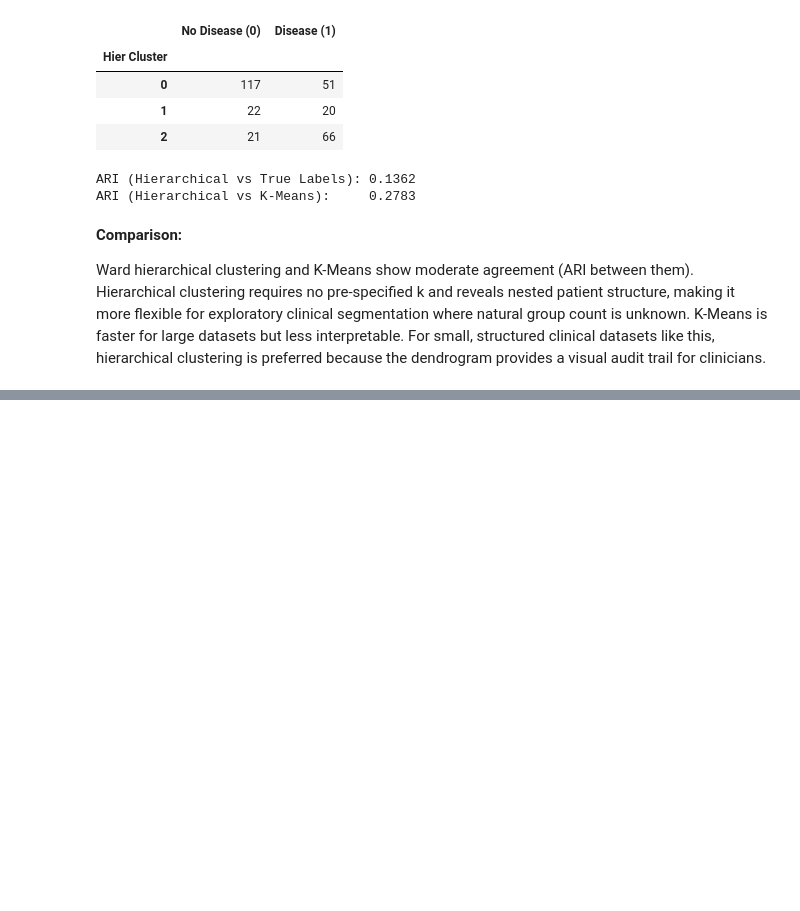
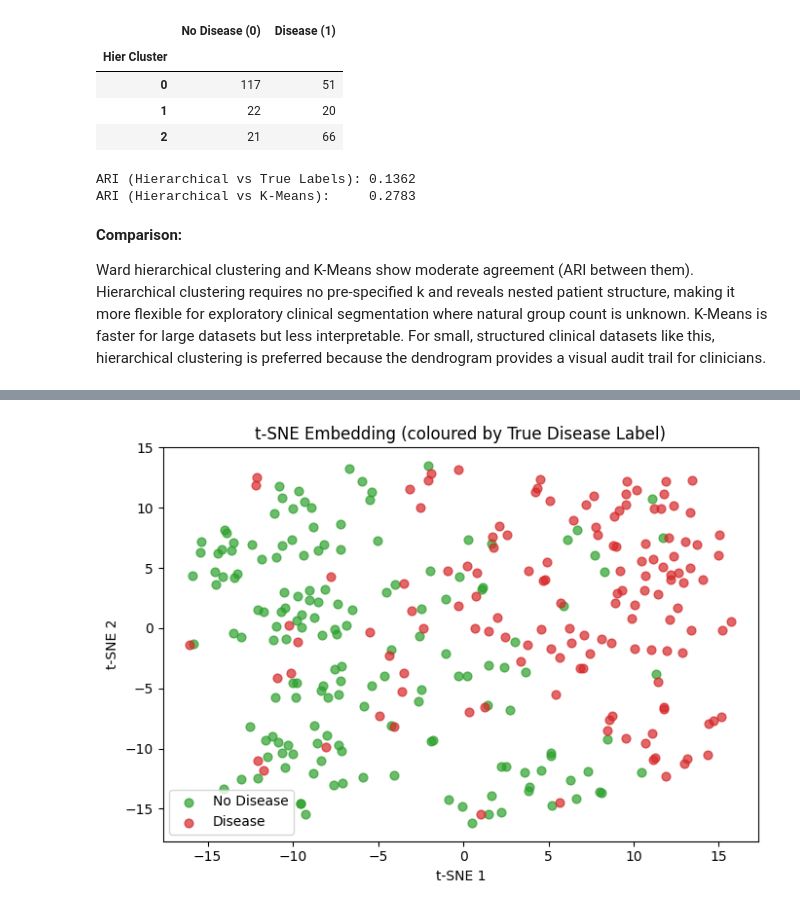
Before and after one commit to Ishmal-fa/cardioai-heart-disease-ml-pipeline, a Jupyter notebook: heart_disease_ml_pipeline.ipynb, the cells around one changed output, grey strips where cells are left out. Saved outputs shown, nothing was run; the diff lists cells and outputs as text; code cells hidden in the pictures; blank space fills up the shorter version.

```diff
--- a/heart_disease_ml_pipeline.ipynb
+++ b/heart_disease_ml_pipeline.ipynb
@@ -369,0 +396,17 @@ the dendrogram provides a visual audit trail for clinicians.
+# %%
+# t-SNE
+tsne = TSNE(n_components=2, perplexity=30, random_state=42, n_iter=500)
+X_tsne = tsne.fit_transform(X_scaled)
+
+fig, ax = plt.subplots(figsize=(7, 5))
+for lbl, color, name in [(0,'#2ca02c','No Disease'), (1,'#d62728','Disease')]:
+    mask = y_true == lbl
+    ax.scatter(X_tsne[mask,0], X_tsne[mask,1], label=name,
+               alpha=0.7, s=40, color=color)
+ax.set_title('t-SNE Embedding (coloured by True Disease Label)')
+ax.set_xlabel('t-SNE 1'); ax.set_ylabel('t-SNE 2')
+ax.legend()
+plt.tight_layout()
+plt.show()
+# %% [output]
+[figure, added]
```
Also changed, not shown: parts of 3 cells of this notebook.
